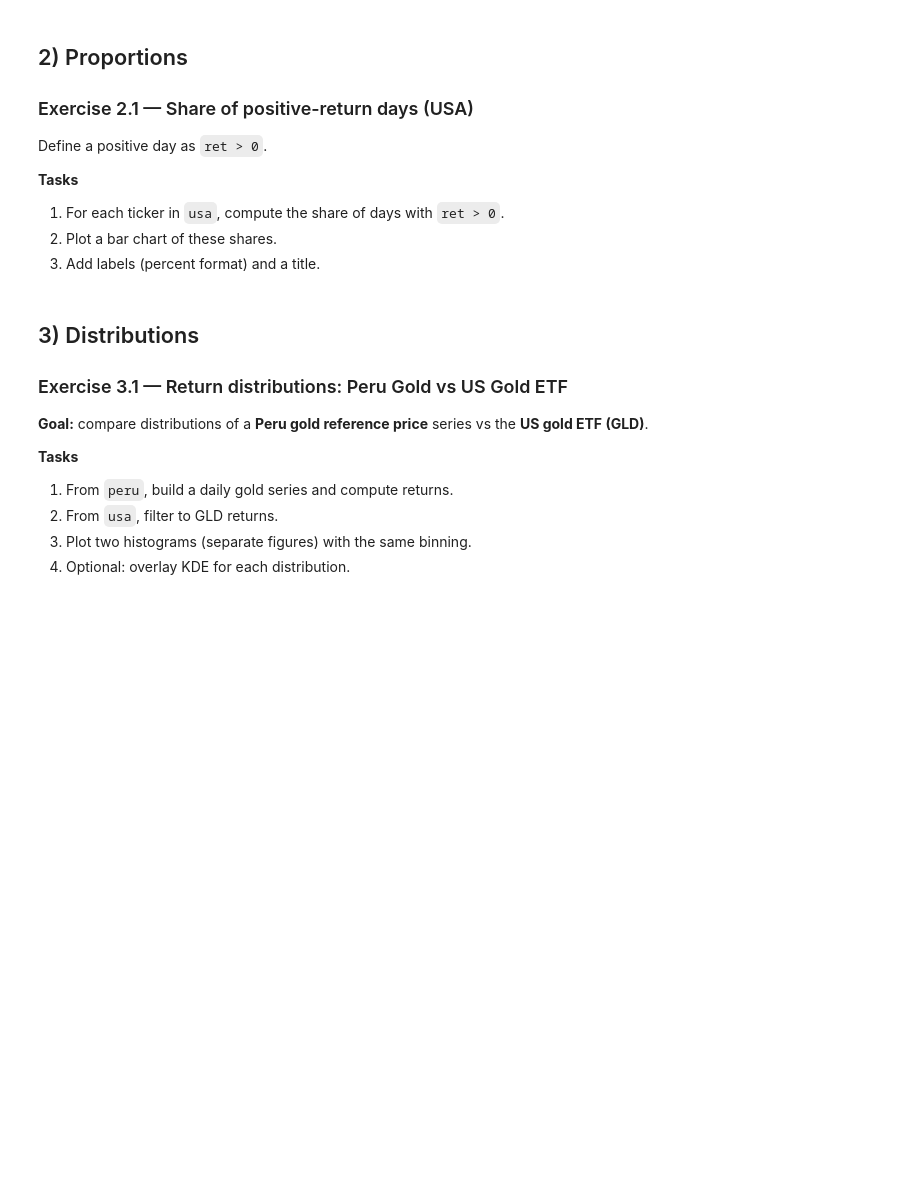
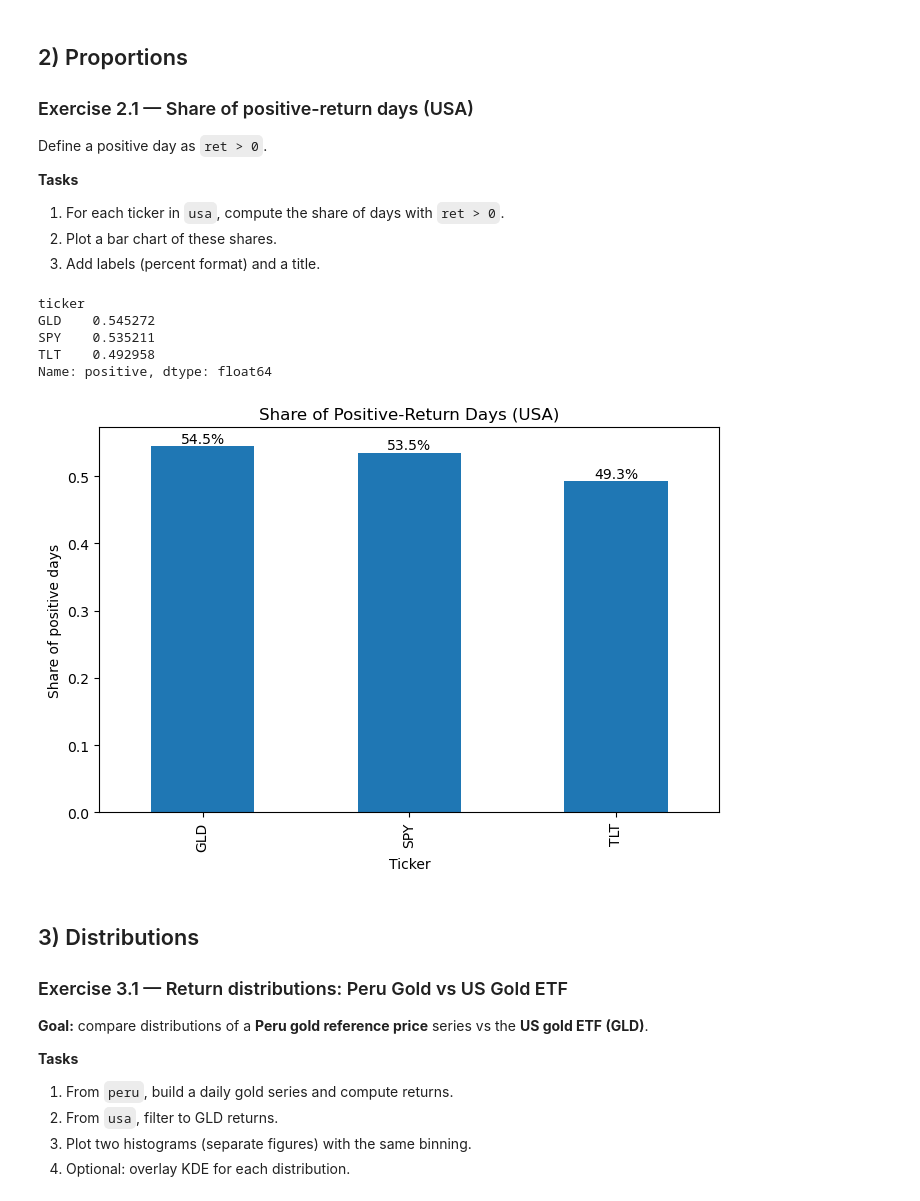
Before and after one commit to anzonyquispe/Python-for-Finance, a Jupyter notebook: homeworks/Assignment_3/Group 8/group_8_ass_3_2026.ipynb, the cells around one changed output. Cells and saved outputs as stored; diff of their text form; code cells hidden in the pictures; blank space fills up the shorter version.

```diff
--- a/homeworks/Assignment_3/Group 8/group_8_ass_3_2026.ipynb
+++ b/homeworks/Assignment_3/Group 8/group_8_ass_3_2026.ipynb
@@ -20,2 +100,16 @@ Reproduce the key parts of the lecture notebook using:
 # %% [markdown]
 4. Download `SPY`, `TLT`, `GLD` from yfinance and build: `date`, `ticker`, `close`.
+# %%
+import yfinance as yf
+
+# Download close prices
+tickers = ["SPY", "TLT", "GLD"]
+usa_raw = yf.download(
+    tickers,
+    start=START,
+    end=END
+)["Close"]
+
+# Convert to tidy format
+usa_tidy = (usa_raw.reset_index().melt(id_vars="Date", var_name="ticker", value_name="close").rename(columns={"Date": "date"}))
+usa_tidy.head()
@@ -417,6 +589,42 @@ Define a positive day as `ret > 0`.
 1. For each ticker in `usa`, compute the share of days with `ret > 0`.
 2. Plot a bar chart of these shares.
 3. Add labels (percent format) and a title.
+# %%
+# 1. For each ticker in `usa`, compute the share of days with `ret > 0`
+
+# Define positive return indicator
+usa['positive'] = usa['ret'] > 0
+
+# Compute share of positive days by ticker (groupby and mean)
+positive_share = (usa.groupby('ticker')['positive'].mean())
+positive_share
+# %% [output]
+ticker
+GLD    0.545272
+SPY    0.535211
+TLT    0.492958
+Name: positive, dtype: float64
+# %%
+# 2–3. Plot a bar chart of positive-return shares
+
+ax = positive_share.plot(kind='bar', figsize=(8, 5))
+
+plt.xlabel("Ticker")
+plt.ylabel("Share of positive days")
+plt.title("Share of Positive-Return Days (USA)")
+
+# Add percentage labels
+for p in ax.patches:
+    ax.annotate(
+        f"{p.get_height():.1%}",
+        (p.get_x() + p.get_width() / 2, p.get_height()),
+        ha='center',
+        va='bottom'
+    )
+
+plt.show()
+# %% [output]
+[figure, added]
 # %% [markdown]
 ## 3) Distributions
 
```
Also changed, not shown: parts of 22 cells of this notebook.
